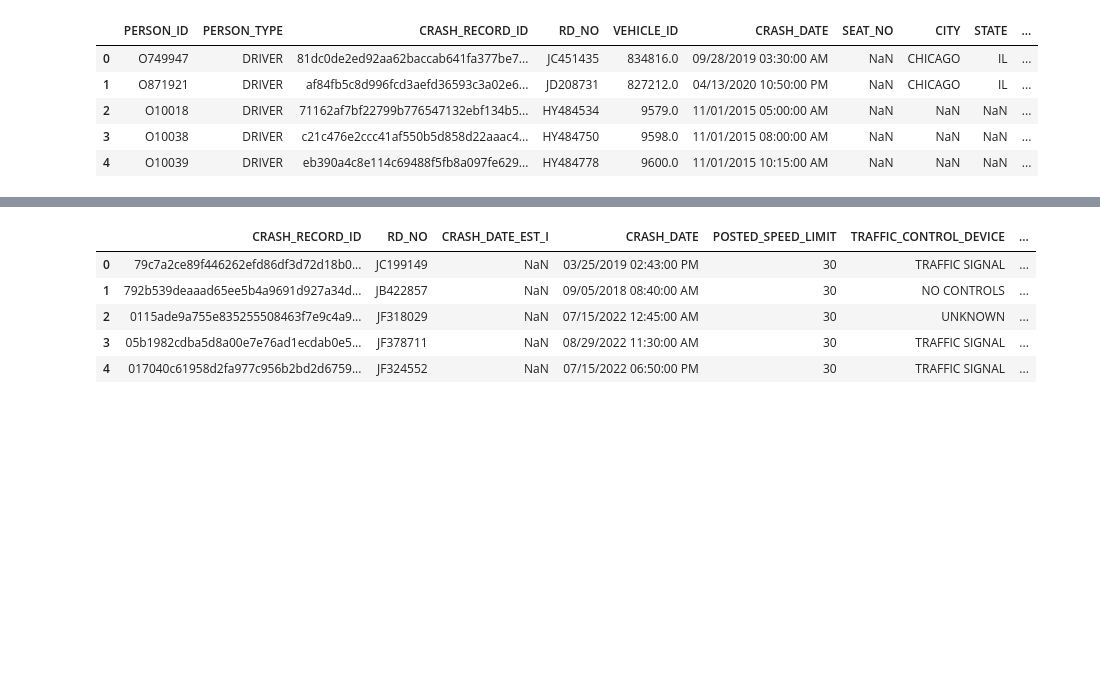
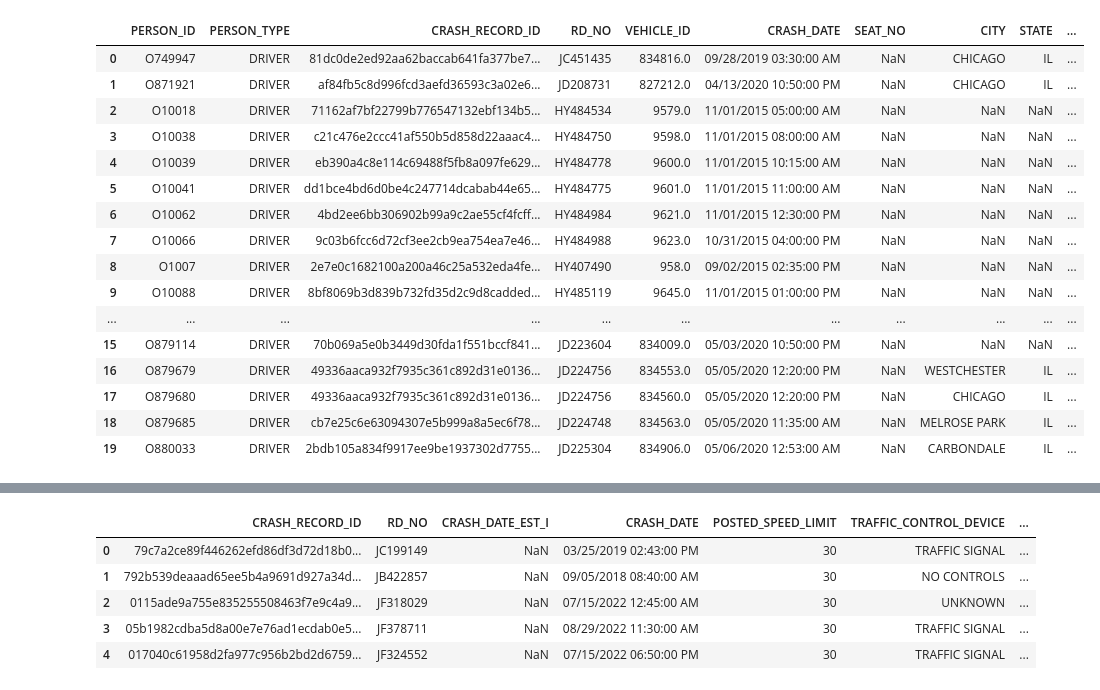
Before and after one commit to jngreco/Team-AutoCrash-Project, a Jupyter notebook: Chicago_Data-michael.ipynb, the cells around one changed output, grey strips where cells are left out. Saved outputs shown, nothing was run; the diff lists cells and outputs as text; code cells hidden in the pictures; blank space fills up the shorter version.

Commit message:
Some more data analysis in the michael notebook.  Also added the People spreadsheet.

```diff
--- a/Chicago_Data-michael.ipynb
+++ b/Chicago_Data-michael.ipynb
@@ -9,11 +18,22 @@ path2 = "CSV/Traffic_Crashes_-_Vehicles.csv"
 path3 = "CSV/Traffic_Crashes_-_People.csv"
 # %%
 people_data = pd.read_csv(path3)
-people_data.head()
+people_data.head(20)
 # %% [output]
 |  | PERSON_ID | PERSON_TYPE | CRASH_RECORD_ID | RD_NO | VEHICLE_ID | CRASH_DATE | SEAT_NO | CITY | STATE | ... |
 | 0 | O749947 | DRIVER | 81dc0de2ed92aa62baccab641fa377be7... | JC451435 | 834816.0 | 09/28/2019 03:30:00 AM | NaN | CHICAGO | IL | ... |
 | 1 | O871921 | DRIVER | af84fb5c8d996fcd3aefd36593c3a02e6... | JD208731 | 827212.0 | 04/13/2020 10:50:00 PM | NaN | CHICAGO | IL | ... |
 | 2 | O10018 | DRIVER | 71162af7bf22799b776547132ebf134b5... | HY484534 | 9579.0 | 11/01/2015 05:00:00 AM | NaN | NaN | NaN | ... |
 | 3 | O10038 | DRIVER | c21c476e2ccc41af550b5d858d22aaac4... | HY484750 | 9598.0 | 11/01/2015 08:00:00 AM | NaN | NaN | NaN | ... |
 | 4 | O10039 | DRIVER | eb390a4c8e114c69488f5fb8a097fe629... | HY484778 | 9600.0 | 11/01/2015 10:15:00 AM | NaN | NaN | NaN | ... |
+| 5 | O10041 | DRIVER | dd1bce4bd6d0be4c247714dcabab44e65... | HY484775 | 9601.0 | 11/01/2015 11:00:00 AM | NaN | NaN | NaN | ... |
+| 6 | O10062 | DRIVER | 4bd2ee6bb306902b99a9c2ae55cf4fcff... | HY484984 | 9621.0 | 11/01/2015 12:30:00 PM | NaN | NaN | NaN | ... |
+| 7 | O10066 | DRIVER | 9c03b6fcc6d72cf3ee2cb9ea754ea7e46... | HY484988 | 9623.0 | 10/31/2015 04:00:00 PM | NaN | NaN | NaN | ... |
+| 8 | O1007 | DRIVER | 2e7e0c1682100a200a46c25a532eda4fe... | HY407490 | 958.0 | 09/02/2015 02:35:00 PM | NaN | NaN | NaN | ... |
+| 9 | O10088 | DRIVER | 8bf8069b3d839b732fd35d2c9d8cadded... | HY485119 | 9645.0 | 11/01/2015 01:00:00 PM | NaN | NaN | NaN | ... |
+| ... | ... | ... | ... | ... | ... | ... | ... | ... | ... | ... |
+| 15 | O879114 | DRIVER | 70b069a5e0b3449d30fda1f551bccf841... | JD223604 | 834009.0 | 05/03/2020 10:50:00 PM | NaN | NaN | NaN | ... |
+| 16 | O879679 | DRIVER | 49336aaca932f7935c361c892d31e0136... | JD224756 | 834553.0 | 05/05/2020 12:20:00 PM | NaN | WESTCHESTER | IL | ... |
+| 17 | O879680 | DRIVER | 49336aaca932f7935c361c892d31e0136... | JD224756 | 834560.0 | 05/05/2020 12:20:00 PM | NaN | CHICAGO | IL | ... |
+| 18 | O879685 | DRIVER | cb7e25c6e63094307e5b999a8a5ec6f78... | JD224748 | 834563.0 | 05/05/2020 11:35:00 AM | NaN | MELROSE PARK | IL | ... |
+| 19 | O880033 | DRIVER | 2bdb105a834f9917ee9be1937302d7755... | JD225304 | 834906.0 | 05/06/2020 12:53:00 AM | NaN | CARBONDALE | IL | ... |
```
Also changed, not shown: parts of 23 cells of this notebook.
